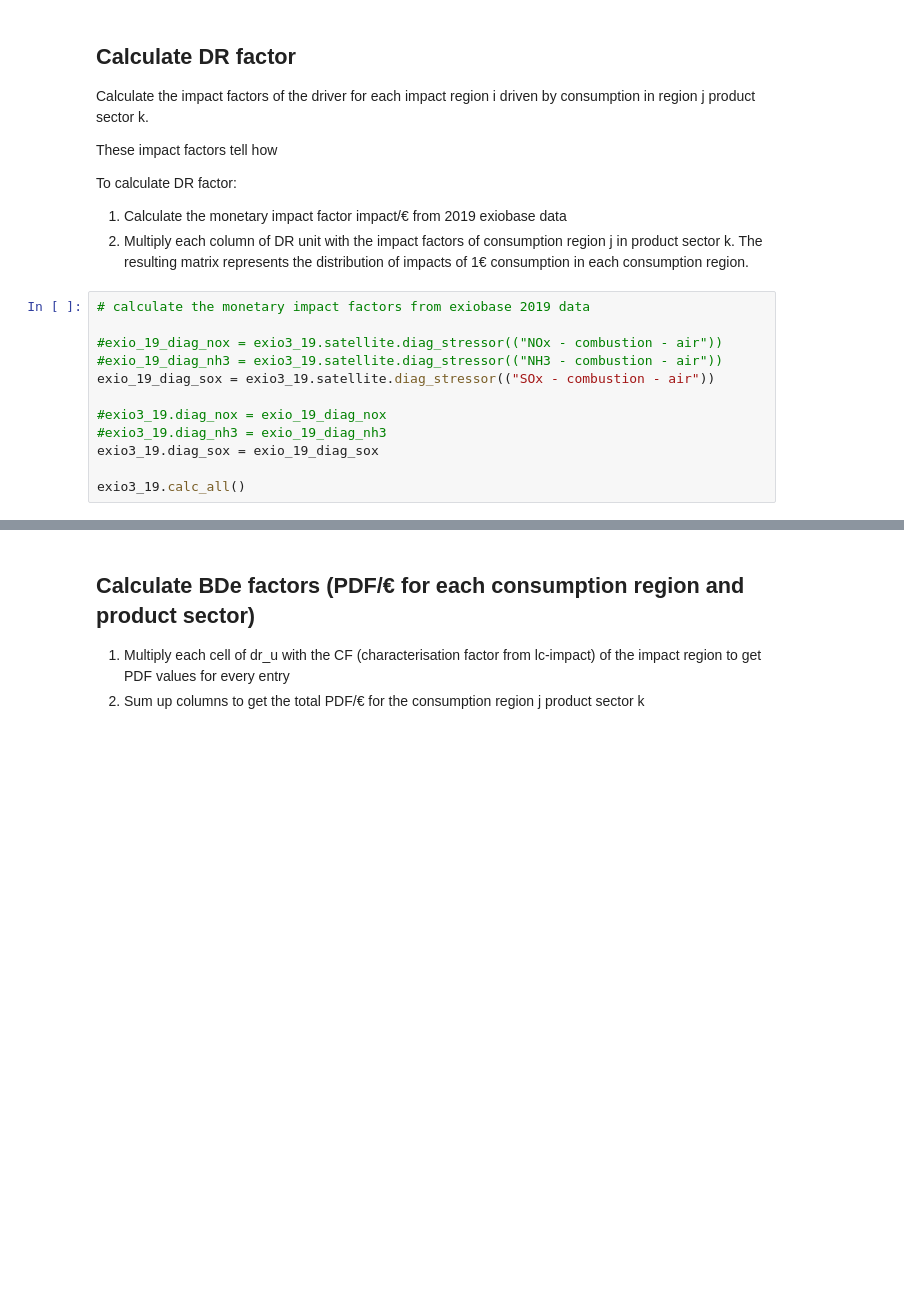
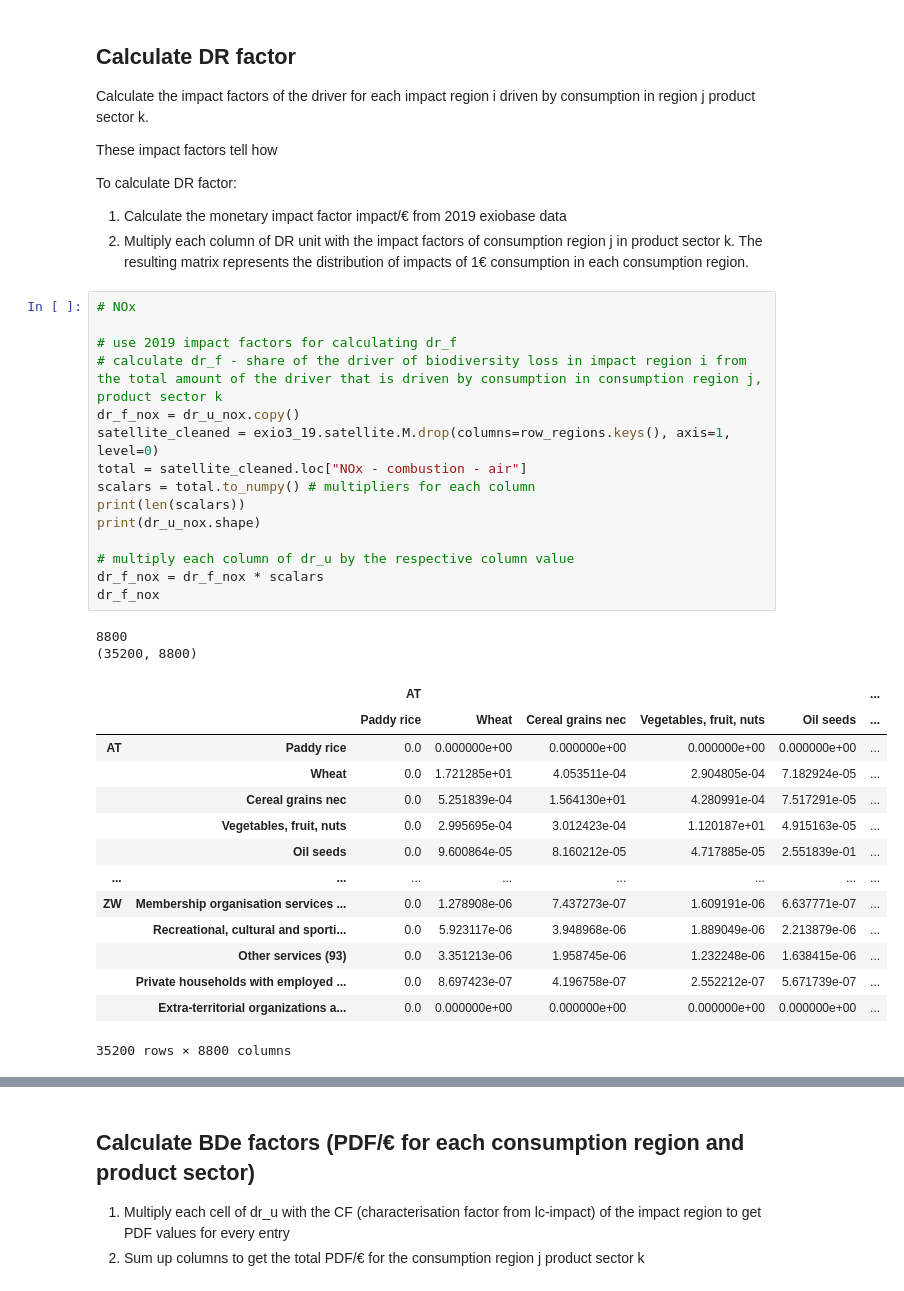
Before and after one commit to tterimaa/pdf-calculation, a Jupyter notebook: notebooks/pdf-pollution-acid.ipynb, the cells around one changed output, grey strips where cells are left out. Drawn from its saved outputs; the diff is of its cells as text; blank space fills up the shorter version.

```diff
--- a/notebooks/pdf-pollution-acid.ipynb
+++ b/notebooks/pdf-pollution-acid.ipynb
@@ -508,15 +623,35 @@ These impact factors tell how
 To calculate DR factor:
 1. Calculate the monetary impact factor impact/€ from 2019 exiobase data
 2. Multiply each column of DR unit with the impact factors of consumption region j in product sector k. The resulting matrix represents the distribution of impacts of 1€ consumption in each consumption region.
-# %%
-# calculate the monetary impact factors from exiobase 2019 data
-
-#exio_19_diag_nox = exio3_19.satellite.diag_stressor(("NOx - combustion - air"))
-#exio_19_diag_nh3 = exio3_19.satellite.diag_stressor(("NH3 - combustion - air"))
-exio_19_diag_sox = exio3_19.satellite.diag_stressor(("SOx - combustion - air"))
-
-#exio3_19.diag_nox = exio_19_diag_nox
-#exio3_19.diag_nh3 = exio_19_diag_nh3
-exio3_19.diag_sox = exio_19_diag_sox
-
-exio3_19.calc_all()
+# %%
+# NOx
+
+# use 2019 impact factors for calculating dr_f
+# calculate dr_f - share of the driver of biodiversity loss in impact region i from the total amount of the driver that is driven by consumption in consumption region j, product sector k
+dr_f_nox = dr_u_nox.copy()
+satellite_cleaned = exio3_19.satellite.M.drop(columns=row_regions.keys(), axis=1, level=0)
+total = satellite_cleaned.loc["NOx - combustion - air"]
+scalars = total.to_numpy() # multipliers for each column
+print(len(scalars))
+print(dr_u_nox.shape)
+
+# multiply each column of dr_u by the respective column value
+dr_f_nox = dr_f_nox * scalars
+dr_f_nox
+# %% [output]
+8800
+(35200, 8800)
+|  |  | AT |  |  |  |  | ... |
+|  |  | Paddy rice | Wheat | Cereal grains nec | Vegetables, fruit, nuts | Oil seeds | ... |
+| AT | Paddy rice | 0.0 | 0.000000e+00 | 0.000000e+00 | 0.000000e+00 | 0.000000e+00 | ... |
+|  | Wheat | 0.0 | 1.721285e+01 | 4.053511e-04 | 2.904805e-04 | 7.182924e-05 | ... |
+|  | Cereal grains nec | 0.0 | 5.251839e-04 | 1.564130e+01 | 4.280991e-04 | 7.517291e-05 | ... |
+|  | Vegetables, fruit, nuts | 0.0 | 2.995695e-04 | 3.012423e-04 | 1.120187e+01 | 4.915163e-05 | ... |
+|  | Oil seeds | 0.0 | 9.600864e-05 | 8.160212e-05 | 4.717885e-05 | 2.551839e-01 | ... |
+| ... | ... | ... | ... | ... | ... | ... | ... |
+| ZW | Membership organisation services ... | 0.0 | 1.278908e-06 | 7.437273e-07 | 1.609191e-06 | 6.637771e-07 | ... |
+|  | Recreational, cultural and sporti... | 0.0 | 5.923117e-06 | 3.948968e-06 | 1.889049e-06 | 2.213879e-06 | ... |
+|  | Other services (93) | 0.0 | 3.351213e-06 | 1.958745e-06 | 1.232248e-06 | 1.638415e-06 | ... |
+|  | Private households with employed ... | 0.0 | 8.697423e-07 | 4.196758e-07 | 2.552212e-07 | 5.671739e-07 | ... |
+|  | Extra-territorial organizations a... | 0.0 | 0.000000e+00 | 0.000000e+00 | 0.000000e+00 | 0.000000e+00 | ... |
+35200 rows × 8800 columns
```
Also changed, not shown: parts of 29 cells of this notebook, 1 other file.
